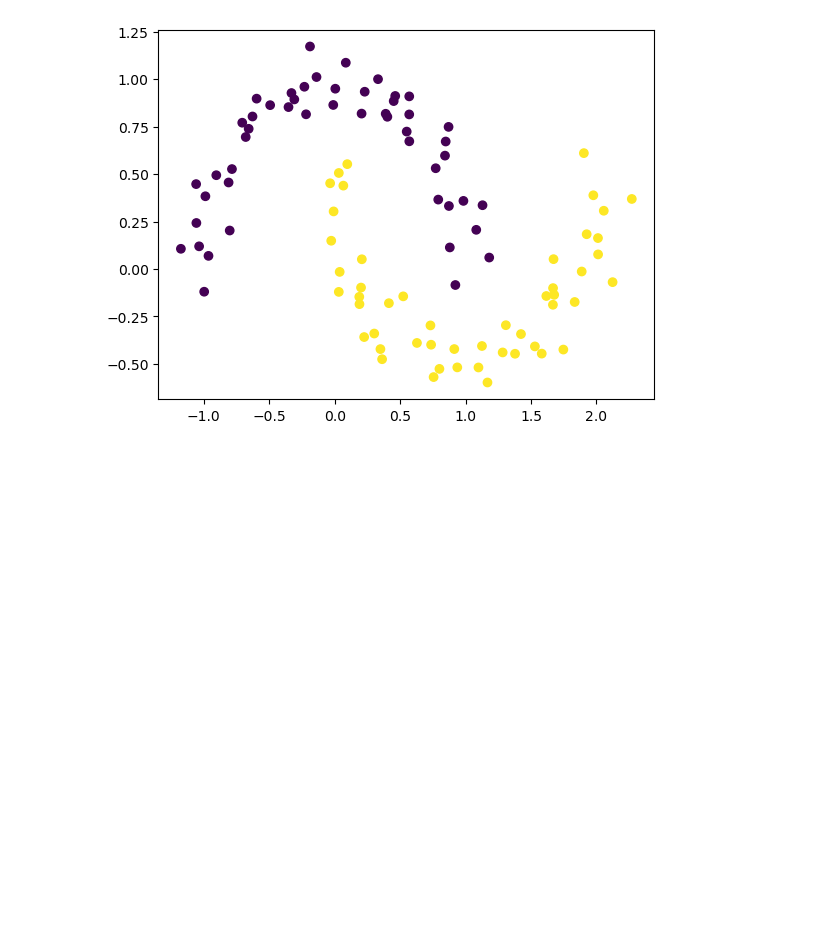
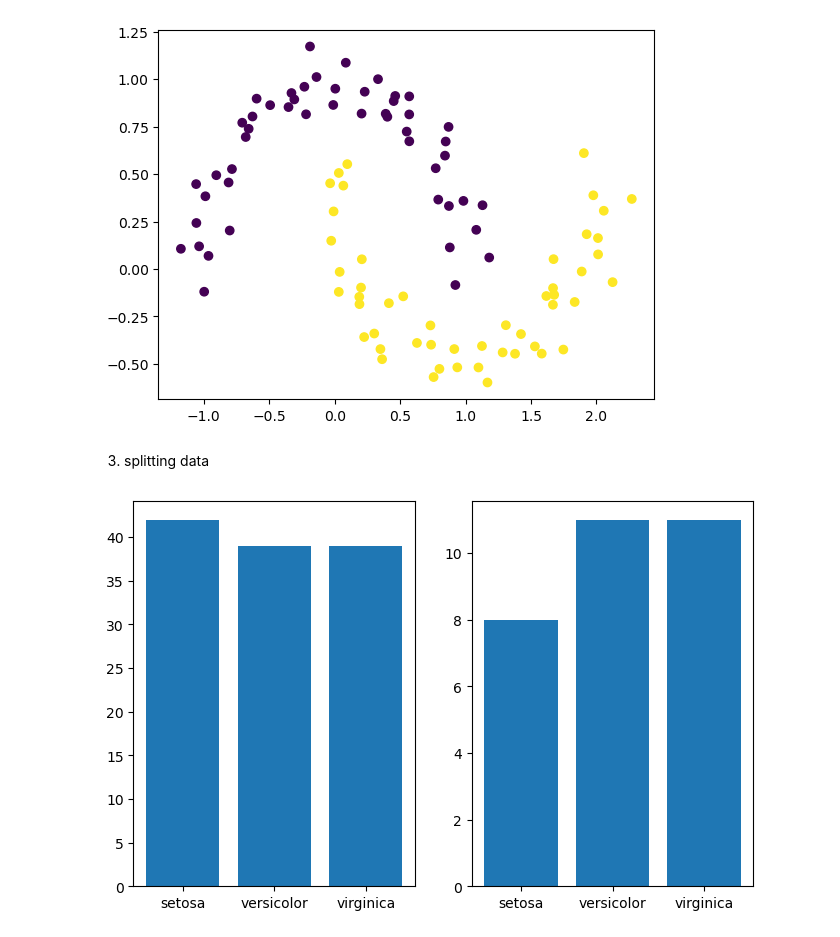
Before and after one commit to taiyobali/scikit-learn, a Jupyter notebook: scikit_learn.ipynb, the cells around one changed output. Drawn from its saved outputs; the diff is of its cells as text; code cells hidden in the pictures; blank space fills up the shorter version.

```diff
--- a/scikit_learn.ipynb
+++ b/scikit_learn.ipynb
@@ -139,3 +139,31 @@ plt.scatter(X[:,0],X[:,1],c=y)
 plt.show()
 # %% [output]
 [figure]
+# %% [markdown]
+3. splitting data
+# %%
+from sklearn.datasets import load_iris
+from sklearn.model_selection import train_test_split
+
+X, y = load_iris(return_X_y = True)
+data = load_iris()
+
+X_train,X_test,y_train,y_test = train_test_split(X,y,test_size=0.2)
+# %%
+# visualization
+import numpy as np
+import matplotlib.pyplot as plt
+
+tr_counts = np.bincount(y_train)
+test_counts = np.bincount(y_test)
+positions = np.arange(3)
+
+fig,ax = plt.subplots(1,2,figsize=(8,5))
+ax[0].bar(positions,tr_counts)
+ax[0].set_xticks(positions, data.target_names)
+
+ax[1].bar(positions,test_counts)
+ax[1].set_xticks(positions, data.target_names)
+plt.show()
+# %% [output]
+[figure, added]
```
Also changed, not shown: parts of 6 cells of this notebook.
